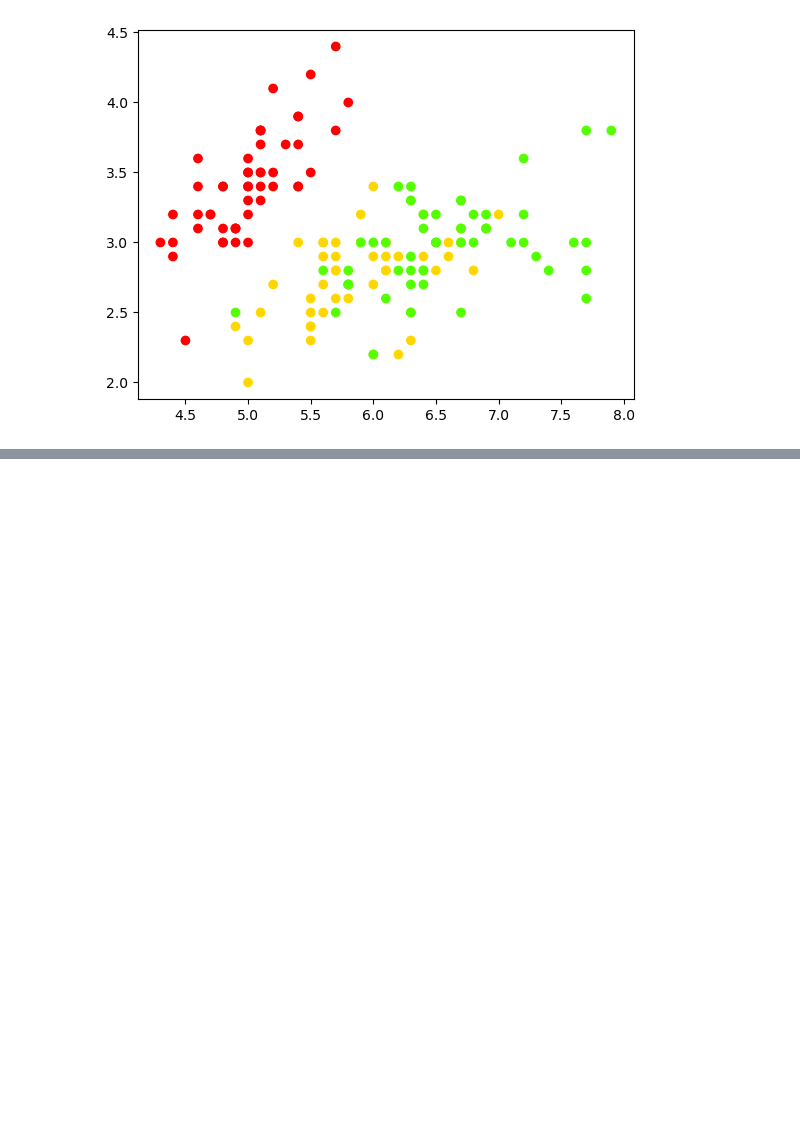
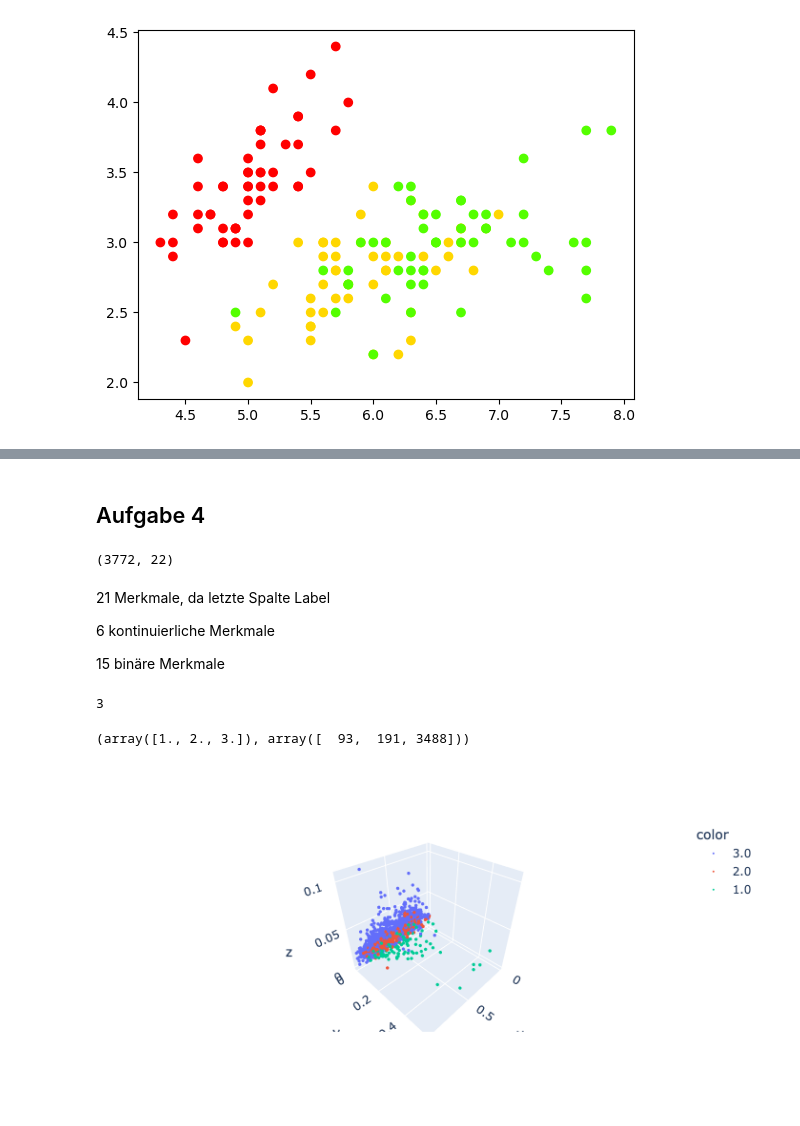
Before and after one commit to maxikuehn/NNW, a Jupyter notebook: NNW_1.2.ipynb, the cells around one changed output, grey strips where cells are left out. Cells and saved outputs as stored; diff of their text form; code cells hidden in the pictures; blank space fills up the shorter version.

```diff
--- a/NNW_1.2.ipynb
+++ b/NNW_1.2.ipynb
@@ -56,0 +49,29 @@ fig2.show()
+# %% [markdown]
+## Aufgabe 4
+# %%
+thyroid=np.loadtxt("thyroid-ann-train.data")
+# %%
+thyroid.shape
+# %% [output]
+(3772, 22)
+# %% [markdown]
+21 Merkmale, da letzte Spalte Label
+
+6 kontinuierliche Merkmale
+
+15 binäre Merkmale
+# %%
+np.unique(thyroid[:,21]).size
+# %% [output]
+3
+# %%
+np.unique(thyroid[:,21], return_counts=True)
+# %% [output]
+(array([1., 2., 3.]), array([  93,  191, 3488]))
+# %%
+fig_41 = px.scatter_3d(x=thyroid[:,0], y=thyroid[:,16], z=thyroid[:,17], color=thyroid[:,21].astype(str))
+fig_41.update_traces(marker=dict(size=2))
+
+fig_41.show()
+# %% [output]
+[figure, added]
```
Also changed, not shown: parts of 9 cells of this notebook, 5 other files.
